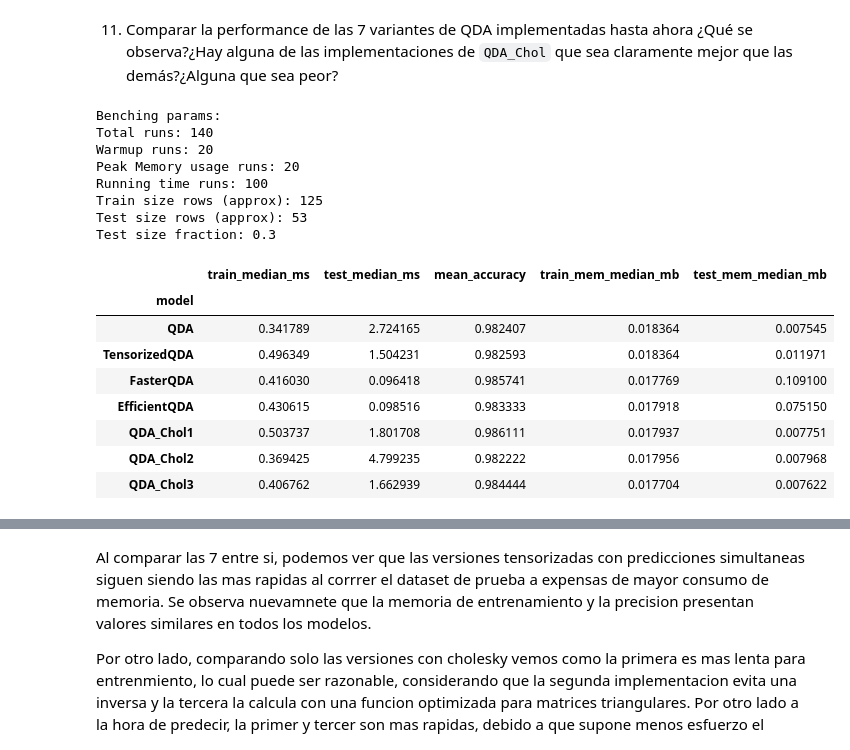
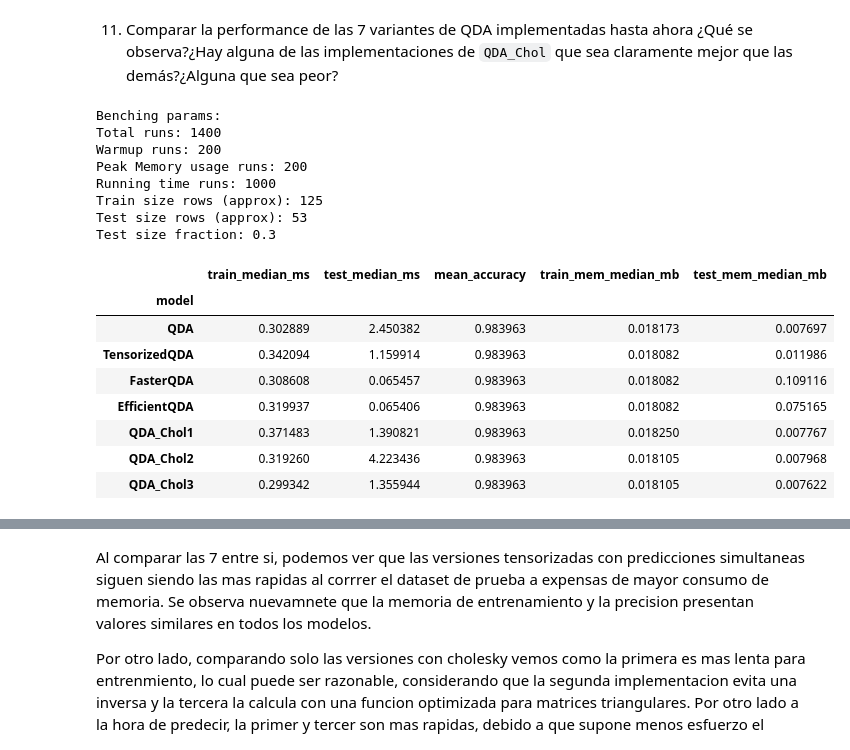
Before and after one commit to NachoXDX/ceia-amia-tp, a Jupyter notebook: Resolucion.ipynb, the cells around one changed output, grey strips where cells are left out. Cells and saved outputs as stored; diff of their text form; code cells hidden in the pictures.

```diff
--- a/Resolucion.ipynb
+++ b/Resolucion.ipynb
@@ -131,11 +188,11 @@ ___
 # %%
 b = Benchmark(
     X_full, y_full_encoded,
-    n_runs = 100,
-    warmup = 20,
-    mem_runs = 20,
+    n_runs = 1000,
+    warmup = 200,
+    mem_runs = 200,
     test_sz = 0.3,
-    same_splits = False
+    same_splits = True
 )
 # bencheamos un par
 to_bench = [QDA, TensorizedQDA, FasterQDA, EfficientQDA]
@@ -296,38 +395,38 @@ ___
 # %%
 b = Benchmark(
     X_full, y_full_encoded,
-    n_runs = 100,
-    warmup = 20,
-    mem_runs = 20,
+    n_runs = 1000,
+    warmup = 200,
+    mem_runs = 200,
     test_sz = 0.3,
-    same_splits = False
+    same_splits = True
 )
 # bencheamos un par
 to_bench = [QDA, TensorizedQDA, FasterQDA, EfficientQDA,QDA_Chol1,QDA_Chol2,QDA_Chol3]
 
 for model in to_bench:
     b.bench(model)
 
 summ = b.summary()
 summ[['train_median_ms', 'test_median_ms','mean_accuracy','train_mem_median_mb','test_mem_median_mb']]
 # %% [output]
 Benching params:
-Total runs: 140
-Warmup runs: 20
-Peak Memory usage runs: 20
-Running time runs: 100
+Total runs: 1400
+Warmup runs: 200
+Peak Memory usage runs: 200
+Running time runs: 1000
 Train size rows (approx): 125
 Test size rows (approx): 53
 Test size fraction: 0.3
 |  | train_median_ms | test_median_ms | mean_accuracy | train_mem_median_mb | test_mem_median_mb |
 | model |  |  |  |  |  |
-| QDA | 0.341789 | 2.724165 | 0.982407 | 0.018364 | 0.007545 |
-| TensorizedQDA | 0.496349 | 1.504231 | 0.982593 | 0.018364 | 0.011971 |
-| FasterQDA | 0.416030 | 0.096418 | 0.985741 | 0.017769 | 0.109100 |
-| EfficientQDA | 0.430615 | 0.098516 | 0.983333 | 0.017918 | 0.075150 |
-| QDA_Chol1 | 0.503737 | 1.801708 | 0.986111 | 0.017937 | 0.007751 |
-| QDA_Chol2 | 0.369425 | 4.799235 | 0.982222 | 0.017956 | 0.007968 |
-| QDA_Chol3 | 0.406762 | 1.662939 | 0.984444 | 0.017704 | 0.007622 |
+| QDA | 0.302889 | 2.450382 | 0.983963 | 0.018173 | 0.007697 |
+| TensorizedQDA | 0.342094 | 1.159914 | 0.983963 | 0.018082 | 0.011986 |
+| FasterQDA | 0.308608 | 0.065457 | 0.983963 | 0.018082 | 0.109116 |
+| EfficientQDA | 0.319937 | 0.065406 | 0.983963 | 0.018082 | 0.075165 |
+| QDA_Chol1 | 0.371483 | 1.390821 | 0.983963 | 0.018250 | 0.007767 |
+| QDA_Chol2 | 0.319260 | 4.223436 | 0.983963 | 0.018105 | 0.007968 |
+| QDA_Chol3 | 0.299342 | 1.355944 | 0.983963 | 0.018105 | 0.007622 |
 # %%
 # Grafico para ver las metricas (100% hecho con IA)
 
```
Also changed, not shown: parts of 13 cells of this notebook, 1 other file.
